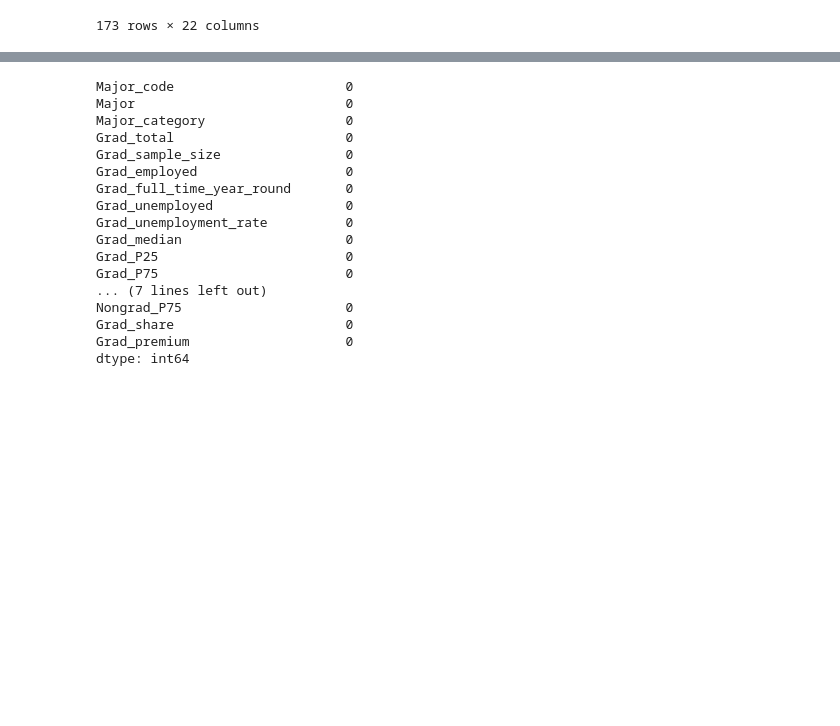
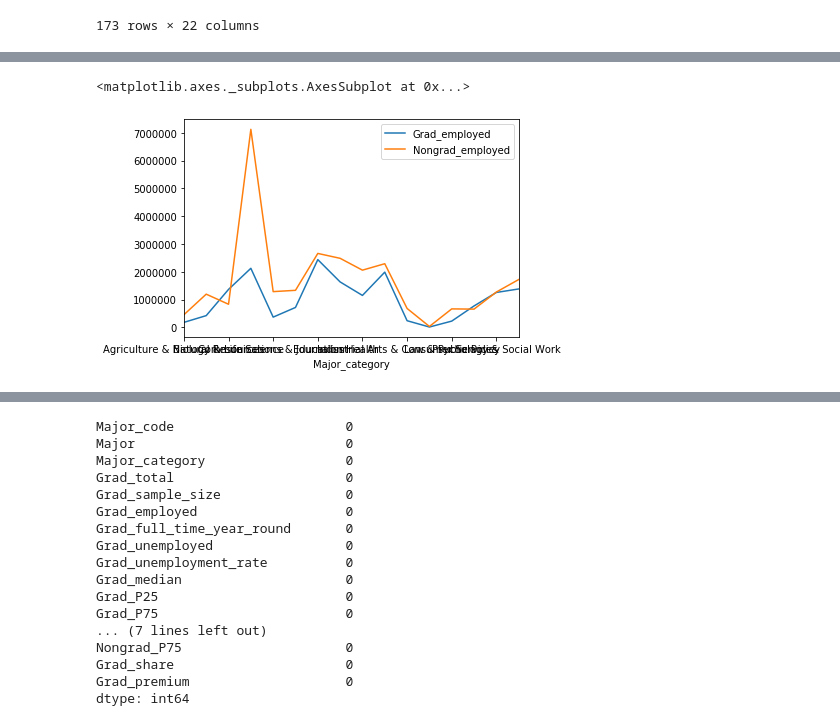
Before and after one commit to COGS108/group027, a Jupyter notebook: FinalProject.ipynb, the cells around one changed output, grey strips where cells are left out. Saved outputs shown, nothing was run; the diff lists cells and outputs as text; code cells hidden in the pictures; blank space fills up the shorter version.

Commit message:
plotted graph

```diff
--- a/FinalProject.ipynb
+++ b/FinalProject.ipynb
@@ -59,3 +59,8 @@ combined_major_cat
+# %%
+combined_major_cat.plot(kind='line')
+# %% [output]
+<matplotlib.axes._subplots.AxesSubplot at 0x...>
+[figure, added]
 # %%
 # read recent-grads
 data2 = pd.read_csv('recent-grads.csv')
```
Also changed, not shown: parts of 1 cell of this notebook.
